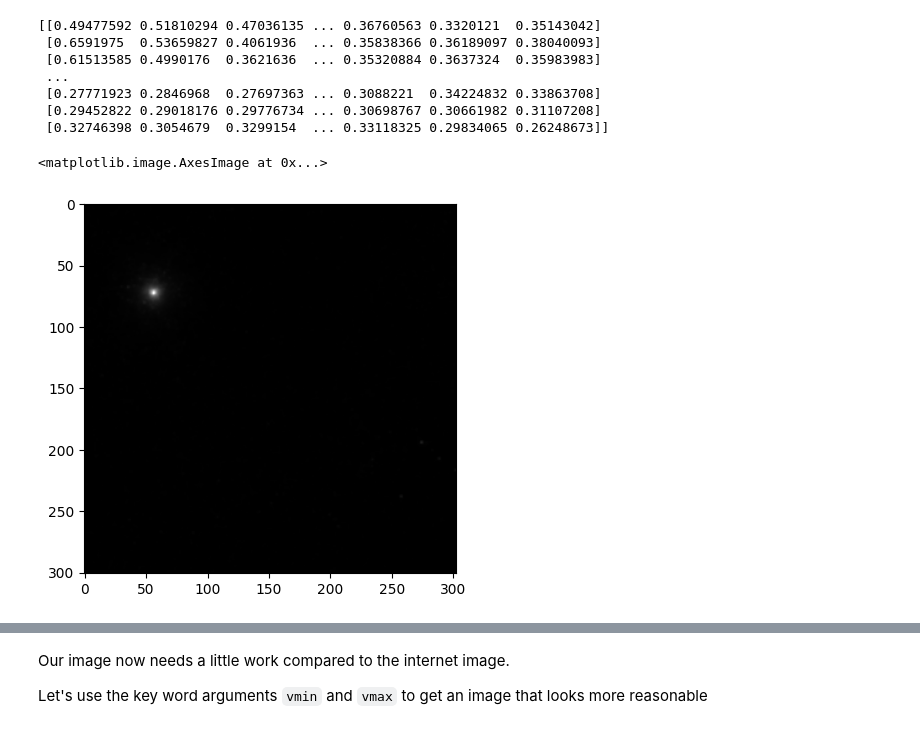
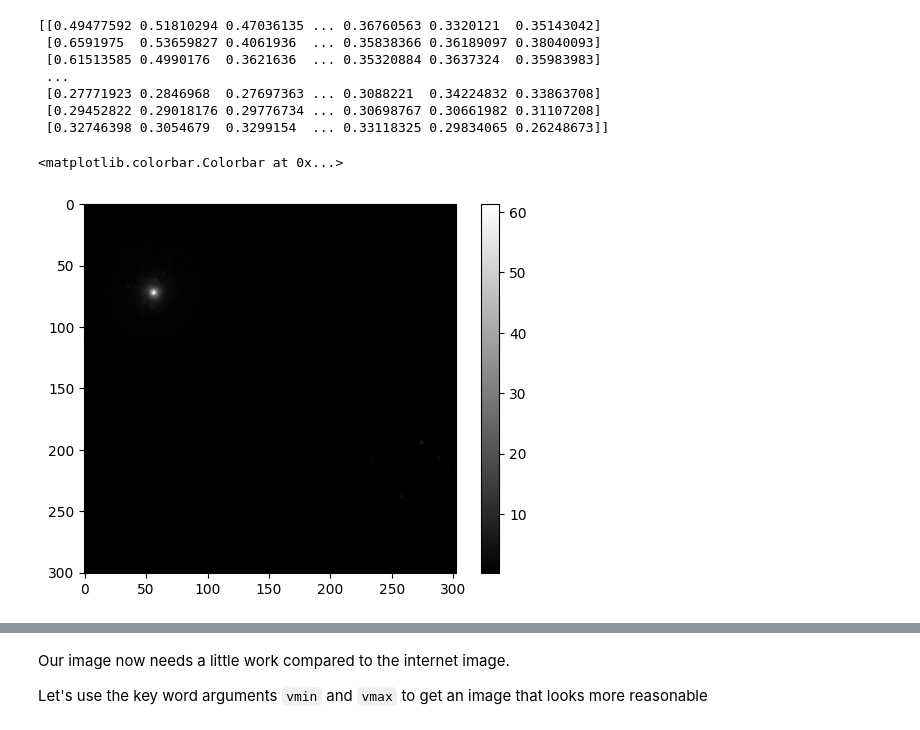
Before and after one commit to tobin-wainer/YVCC_Computing_2025, a Jupyter notebook: Class7/07-Plotting2_Wainer.ipynb, the cells around one changed output, grey strips where cells are left out. Saved outputs shown, nothing was run; the diff lists cells and outputs as text; code cells hidden in the pictures.

```diff
--- a/Class7/07-Plotting2_Lastname.ipynb
+++ b/Class7/07-Plotting2_Wainer.ipynb
@@ -154,6 +154,7 @@ print(image_data)
  [0.32746398 0.3054679  0.3299154  ... 0.33118325 0.29834065 0.26248673]]
 # %%
 plt.imshow(image_data, cmap="gray")
+plt.colorbar()
 # %% [output]
-<matplotlib.image.AxesImage at 0x...>
+<matplotlib.colorbar.Colorbar at 0x...>
-[figure, old version]
+[figure, new version]
```
Also changed, not shown: parts of 2 cells of this notebook, 6 other files.
